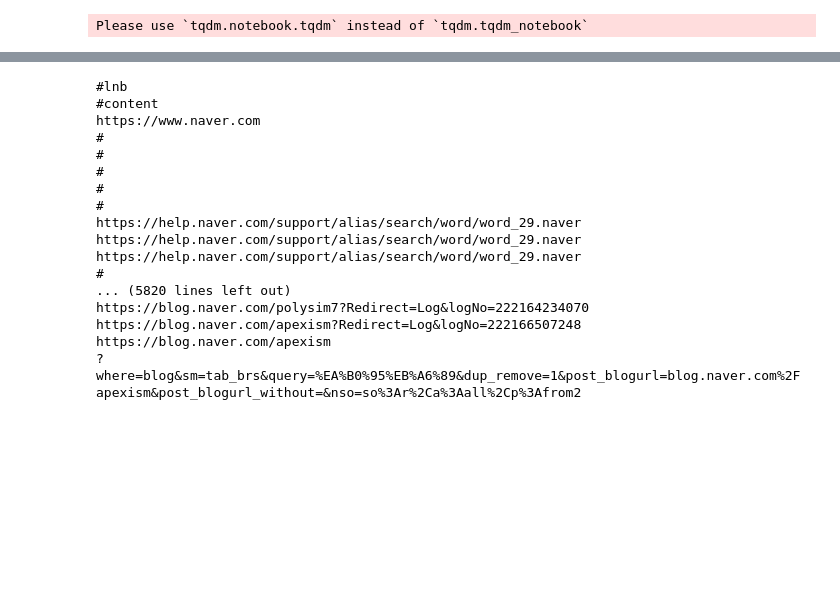
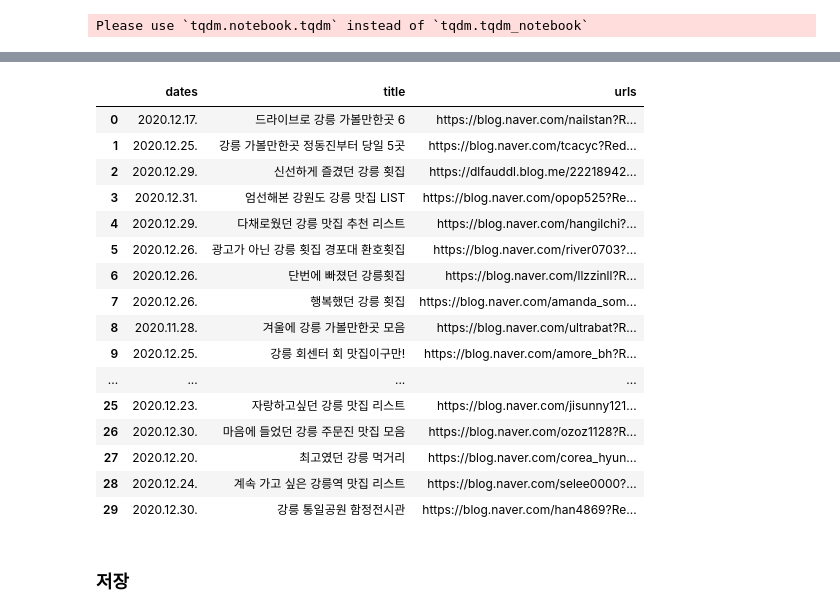
Before and after one commit to starlidust/blogcrawling, a Jupyter notebook: new_crawling.ipynb, the cells around one changed output, grey strips where cells are left out. Saved outputs shown, nothing was run; the diff lists cells and outputs as text; code cells hidden in the pictures; blank space fills up the shorter version.

```diff
--- a/new_crawling.ipynb
+++ b/new_crawling.ipynb
@@ -139,21 +487,0 @@ soup = BeautifulSoup(source, 'html.parser')
-# %%
-for link in soup.find_all('a'): # find_all은 리스트처럼 쓸 수 있다.
-    print(link.get('href'))
-# %% [output]
-#lnb
-#content
-https://www.naver.com
-#
-#
-#
-#
-#
-https://help.naver.com/support/alias/search/word/word_29.naver
-https://help.naver.com/support/alias/search/word/word_29.naver
-https://help.naver.com/support/alias/search/word/word_29.naver
-#
-... (5820 lines left out)
-https://blog.naver.com/polysim7?Redirect=Log&logNo=222164234070
-https://blog.naver.com/apexism?Redirect=Log&logNo=222166507248
-https://blog.naver.com/apexism
-?where=blog&sm=tab_brs&query=%EA%B0%95%EB%A6%89&dup_remove=1&post_blogurl=blog.naver.com%2Fapexism&post_blogurl_without=&nso=so%3Ar%2Ca%3Aall%2Cp%3Afrom2
@@ -160 +533,27 @@ https://blog.naver.com/apexism
+# %%
+df = pd.DataFrame(blog_urls)
+
+df_dict =  df.to_dict()
+# %%
+pd.DataFrame(df_dict)
+# %% [output]
+|  | dates | title | urls |
+| 0 | 2020.12.17. | 드라이브로 강릉 가볼만한곳 6 | https://blog.naver.com/nailstan?R... |
+| 1 | 2020.12.25. | 강릉 가볼만한곳 정동진부터 당일 5곳 | https://blog.naver.com/tcacyc?Red... |
+| 2 | 2020.12.29. | 신선하게 즐겼던 강릉 횟집 | https://dlfauddl.blog.me/22218942... |
+| 3 | 2020.12.31. | 엄선해본 강원도 강릉 맛집 LIST | https://blog.naver.com/opop525?Re... |
+| 4 | 2020.12.29. | 다채로웠던 강릉 맛집 추천 리스트 | https://blog.naver.com/hangilchi?... |
+| 5 | 2020.12.26. | 광고가 아닌 강릉 횟집 경포대 환호횟집 | https://blog.naver.com/river0703?... |
+| 6 | 2020.12.26. | 단번에 빠졌던 강릉횟집 | https://blog.naver.com/llzzinll?R... |
+| 7 | 2020.12.26. | 행복했던 강릉 횟집 | https://blog.naver.com/amanda_som... |
+| 8 | 2020.11.28. | 겨울에 강릉 가볼만한곳 모음 | https://blog.naver.com/ultrabat?R... |
+| 9 | 2020.12.25. | 강릉 회센터 회 맛집이구만! | https://blog.naver.com/amore_bh?R... |
+| ... | ... | ... | ... |
+| 25 | 2020.12.23. | 자랑하고싶던 강릉 맛집 리스트 | https://blog.naver.com/jisunny121... |
+| 26 | 2020.12.30. | 마음에 들었던 강릉 주문진 맛집 모음 | https://blog.naver.com/ozoz1128?R... |
+| 27 | 2020.12.20. | 최고였던 강릉 먹거리 | https://blog.naver.com/corea_hyun... |
+| 28 | 2020.12.24. | 계속 가고 싶은 강릉역 맛집 리스트 | https://blog.naver.com/selee0000?... |
+| 29 | 2020.12.30. | 강릉 통일공원 함정전시관 | https://blog.naver.com/han4869?Re... |
+# %% [markdown]
+### 저장
 # %%
```
Also changed, not shown: parts of 25 cells of this notebook.
